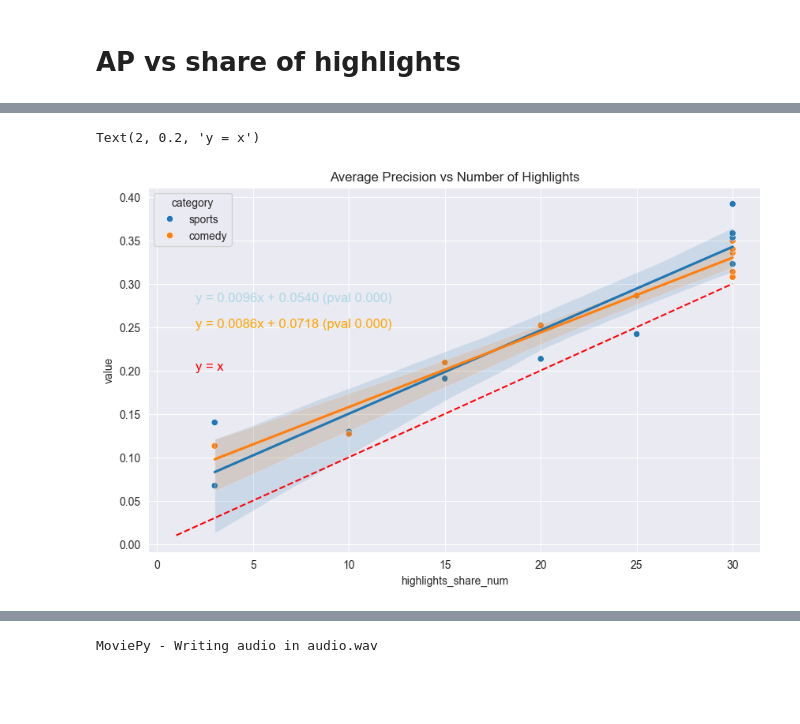
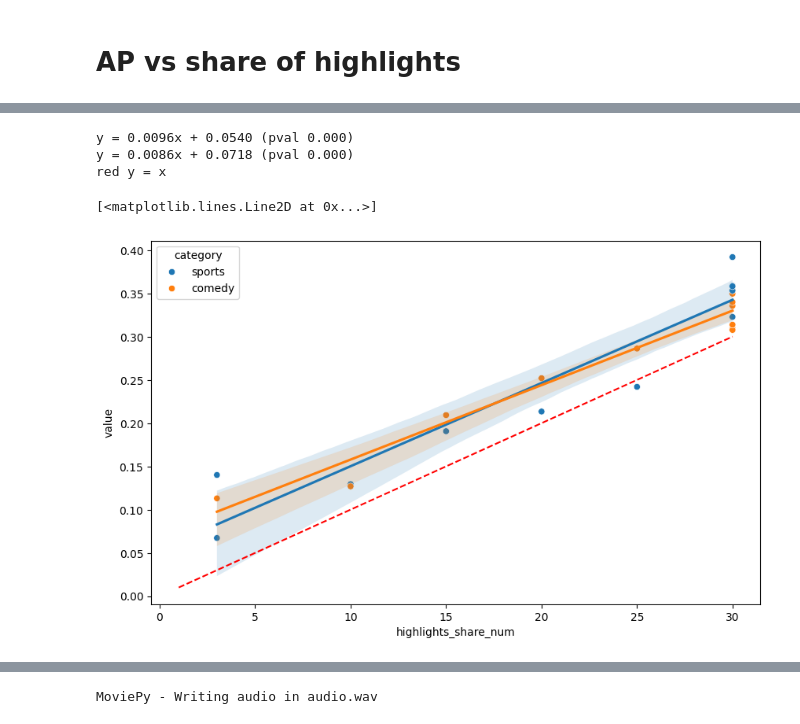
Before and after one commit to auto-shorts/youtube-downloader, a Jupyter notebook: notebooks/plots.ipynb, the cells around one changed output, grey strips where cells are left out. Saved outputs shown, nothing was run; the diff lists cells and outputs as text; code cells hidden in the pictures; blank space fills up the shorter version.

Commit message:
updated plots

```diff
--- a/notebooks/plots.ipynb
+++ b/notebooks/plots.ipynb
@@ -60,36 +50,56 @@ See the caveats in the documentation: https://pandas.pydata.org/pandas-docs/stab
 # %%
 # plot value vs highlight_share_num on scatterplot.
 import matplotlib.pyplot as plt
 import seaborn as sns
 from scipy import stats
+
 # sns.set_theme()
 # sns.set_context("talk")
 # sns.set_style("whitegrid")
 plt.figure(figsize=(10, 6))
-sns.scatterplot(data=metrics_perc, x='highlights_share_num', y='value', hue='category')
-plt.xlabel('Number of highlights')
-plt.ylabel('Average Precision')
-plt.title('Average Precision vs Share of Highlights')
+sns.scatterplot(data=metrics_perc, x="highlights_share_num", y="value", hue="category")
+plt.xlabel("Number of highlights")
+plt.ylabel("Average Precision")
+# plt.title("Average Precision vs Share of Highlights")
 # set axis range: y to [0,1] x to [0, 100]
 # plt.ylim(0, 1)
 # plt.xlim(0, 100)
 # fit a line
-s = sns.regplot(data=metrics_perc[metrics_perc['category'] == 'sports'], x='highlights_share_num', y='value', scatter=False)
-c = sns.regplot(data=metrics_perc[metrics_perc['category'] == 'comedy'], x='highlights_share_num', y='value', scatter=False)
+s = sns.regplot(
+    data=metrics_perc[metrics_perc["category"] == "sports"],
+    x="highlights_share_num",
+    y="value",
+    scatter=False,
+)
+c = sns.regplot(
+    data=metrics_perc[metrics_perc["category"] == "comedy"],
+    x="highlights_share_num",
+    y="value",
+    scatter=False,
+)
 # display the line equation
 # slope, intercept, r_value, p_value, std_err =stats.linregress(x=p.get_lines()[0].get_xdata() ,y=p.get_lines()[0].get_ydata())
 # plt.text(2, 0.38, f'y = {slope:.4f}x + {intercept:.4f}', fontsize=12)
 
-slope_s, intercept_s, _, pval_s, _ =stats.linregress(x=metrics_perc[metrics_perc['category'] == 'sports']['highlights_share_num'] ,y=metrics_perc[metrics_perc['category'] == 'sports']['value'])
-slope_c, intercept_c, _, pval_c, _ =stats.linregress(x=metrics_perc[metrics_perc['category'] == 'comedy']['highlights_share_num'] ,y=metrics_perc[metrics_perc['category'] == 'comedy']['value'])
-plt.text(2, 0.28, f'y = {slope_s:.4f}x + {intercept_s:.4f} (pval {pval_s:.3f})', fontsize=12, color='lightblue')
-plt.text(2, 0.25, f'y = {slope_c:.4f}x + {intercept_c:.4f} (pval {pval_c:.3f})', fontsize=12, color='orange')
-plt.plot([1, 30], [.01, .3], color='red', label='y=x', linestyle='dashed')
+slope_s, intercept_s, _, pval_s, _ = stats.linregress(
+    x=metrics_perc[metrics_perc["category"] == "sports"]["highlights_share_num"],
+    y=metrics_perc[metrics_perc["category"] == "sports"]["value"],
+)
+slope_c, intercept_c, _, pval_c, _ = stats.linregress(
+    x=metrics_perc[metrics_perc["category"] == "comedy"]["highlights_share_num"],
+    y=metrics_perc[metrics_perc["category"] == "comedy"]["value"],
+)
+print(f"y = {slope_s:.4f}x + {intercept_s:.4f} (pval {pval_s:.3f})")
+print(f"y = {slope_c:.4f}x + {intercept_c:.4f} (pval {pval_c:.3f})")
+print("red y = x")
+plt.plot([1, 30], [0.01, 0.3], color="red", label="y=x", linestyle="dashed")
 # dashed
-plt.text(2, 0.2, 'y = x', fontsize=12, color='red')
 # %% [output]
-Text(2, 0.2, 'y = x')
+y = 0.0096x + 0.0540 (pval 0.000)
+y = 0.0086x + 0.0718 (pval 0.000)
+red y = x
+[<matplotlib.lines.Line2D at 0x...>]
-[figure, old version]
+[figure, new version]
 # %%
 metrics['highlights_share'] = metrics['highlight_ratio'].apply(lambda x: '_'.join(x.split('_')[-2:])).apply(lambda x: '3_perc' if 'epochs' in x else x)
 metrics_perc = metrics[(metrics['highlights_share'].apply(lambda x: 'std' not in x)) & (metrics['index'] == 'average_precision_top5')]
```
Also changed, not shown: parts of 5 cells of this notebook, 1 other file.
